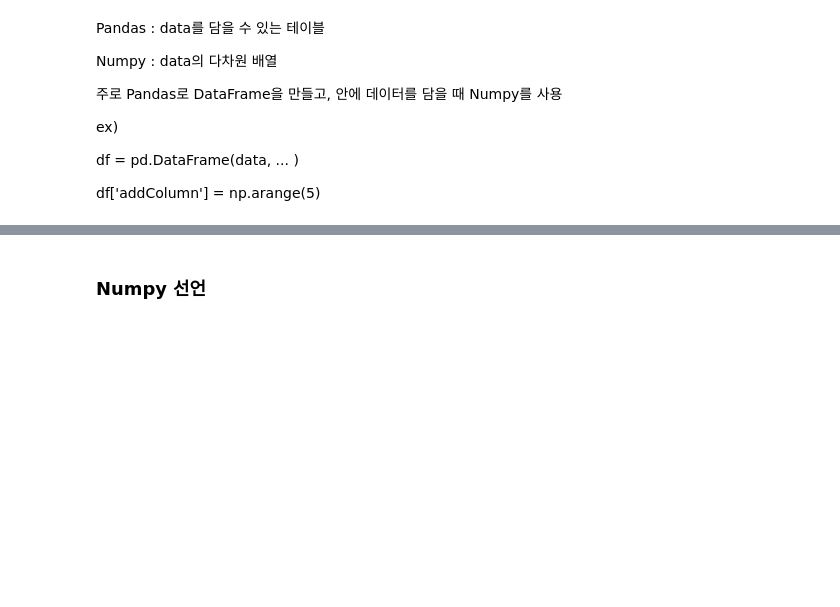
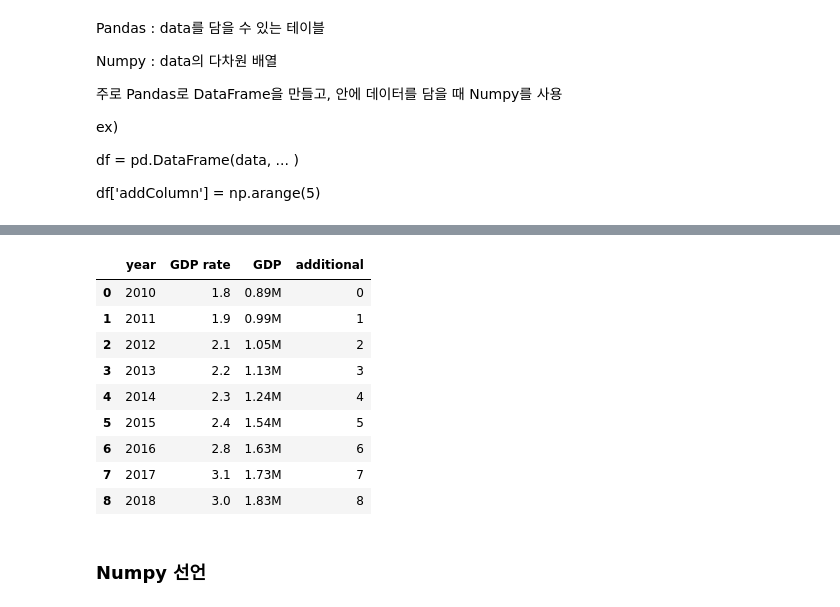
Before and after one commit to Mosses1103/PythonStudy, a Jupyter notebook: 3주차_Numpy.ipynb, the cells around one changed output, grey strips where cells are left out. Drawn from its saved outputs; the diff is of its cells as text; code cells hidden in the pictures; blank space fills up the shorter version.

```diff
--- a/3주차_Numpy.ipynb
+++ b/3주차_Numpy.ipynb
@@ -18,3 +18,15 @@ ex)
 df = pd.DataFrame(data, ... )
 
 df['addColumn'] = np.arange(5)
+# %%
+import pandas as pd
+import numpy as np
+
+data = {
+    'year': [2010, 2011, 2012, 2013, 2014, 2015, 2016, 2017, 2018],
+    'GDP rate': [1.8, 1.9, 2.1, 2.2, 2.3, 2.4, 2.8, 3.1, 3.0],
+    'GDP': ['0.89M','0.99M','1.05M','1.13M','1.24M','1.54M','1.63M', '1.73M', '1.83M']
+}
+
+df = pd.DataFrame(data)
+df.head(10)
@@ -21,3 +44,17 @@ df['addColumn'] = np.arange(5)
+# %%
+df['additional'] = np.arange(0,9)
+df.head(10)
+# %% [output]
+|  | year | GDP rate | GDP | additional |
+| 0 | 2010 | 1.8 | 0.89M | 0 |
+| 1 | 2011 | 1.9 | 0.99M | 1 |
+| 2 | 2012 | 2.1 | 1.05M | 2 |
+| 3 | 2013 | 2.2 | 1.13M | 3 |
+| 4 | 2014 | 2.3 | 1.24M | 4 |
+| 5 | 2015 | 2.4 | 1.54M | 5 |
+| 6 | 2016 | 2.8 | 1.63M | 6 |
+| 7 | 2017 | 3.1 | 1.73M | 7 |
+| 8 | 2018 | 3.0 | 1.83M | 8 |
 # %% [markdown]
 ### Numpy 선언
 # %%
```
Also changed, not shown: parts of 1 cell of this notebook, 2 other files.
